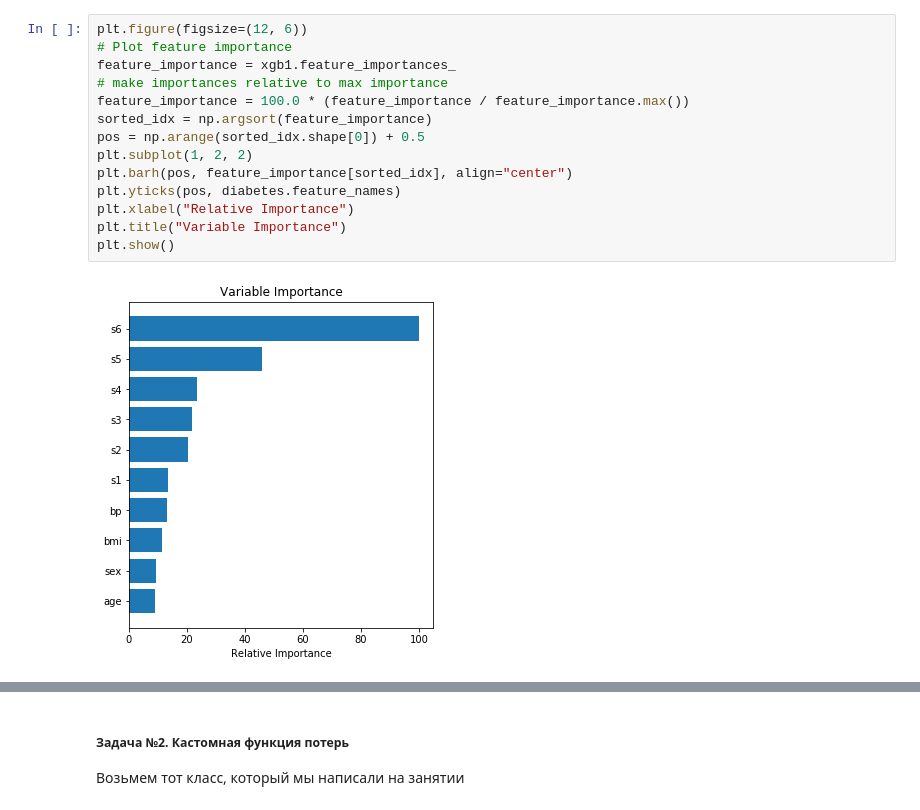
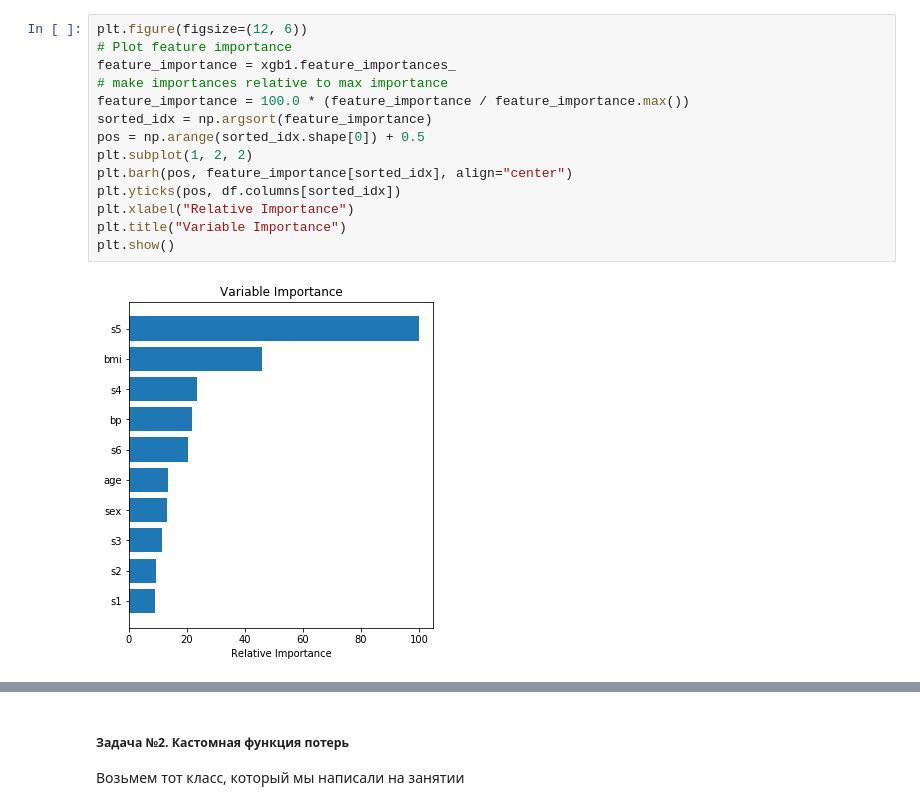
Before and after one commit to Afsent/Nordic_IT_School, a Jupyter notebook: ML/HW31_XGBoosting/HW31_XGBososting.ipynb, the cells around one changed output, grey strips where cells are left out. Cells and saved outputs as stored; diff of their text form.

```diff
--- a/ML/HW31_XGBoosting/HW31_XGBososting.ipynb
+++ b/ML/HW31_XGBoosting/HW31_XGBososting.ipynb
@@ -248,17 +248,17 @@ array([0.05000707, 0.04939058, 0.17121339, 0.08138862, 0.03315265,
 # %%
 plt.figure(figsize=(12, 6))
 # Plot feature importance
 feature_importance = xgb1.feature_importances_
 # make importances relative to max importance
 feature_importance = 100.0 * (feature_importance / feature_importance.max())
 sorted_idx = np.argsort(feature_importance)
 pos = np.arange(sorted_idx.shape[0]) + 0.5
 plt.subplot(1, 2, 2)
 plt.barh(pos, feature_importance[sorted_idx], align="center")
-plt.yticks(pos, diabetes.feature_names)
+plt.yticks(pos, df.columns[sorted_idx])
 plt.xlabel("Relative Importance")
 plt.title("Variable Importance")
 plt.show()
 # %% [output]
-[figure, old version]
+[figure, new version]
 [interactive output not drawn]
```
Also changed, not shown: parts of 8 cells of this notebook.
